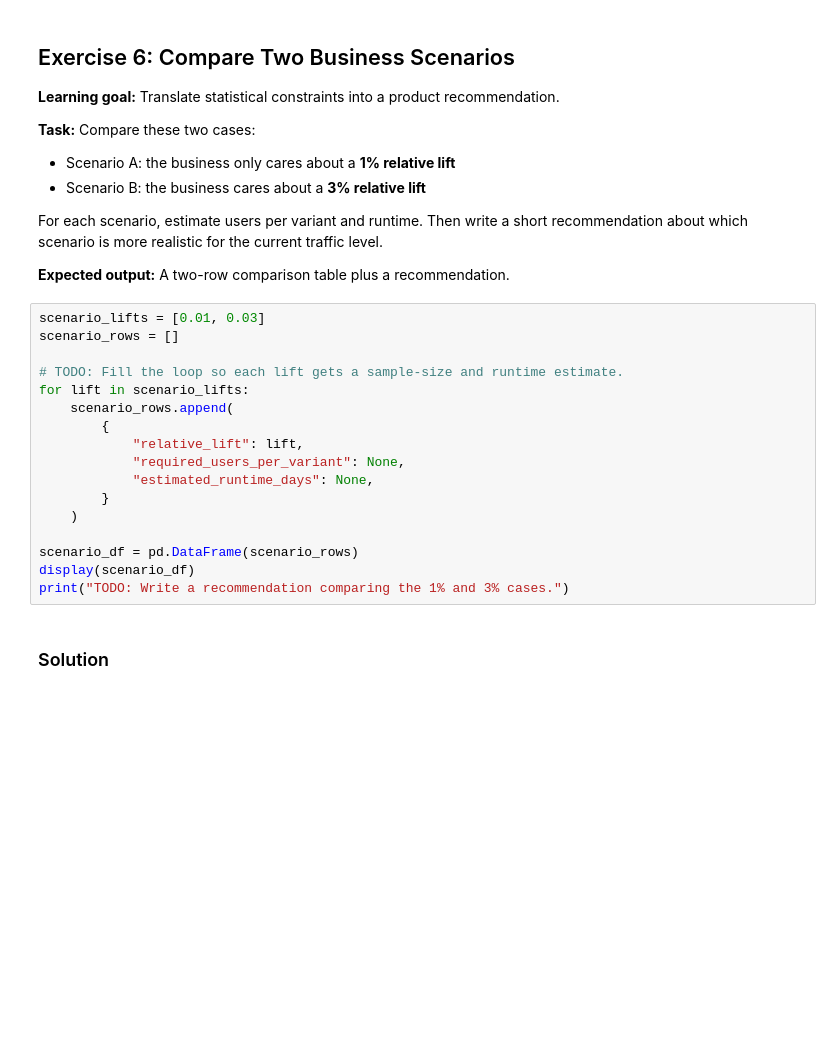
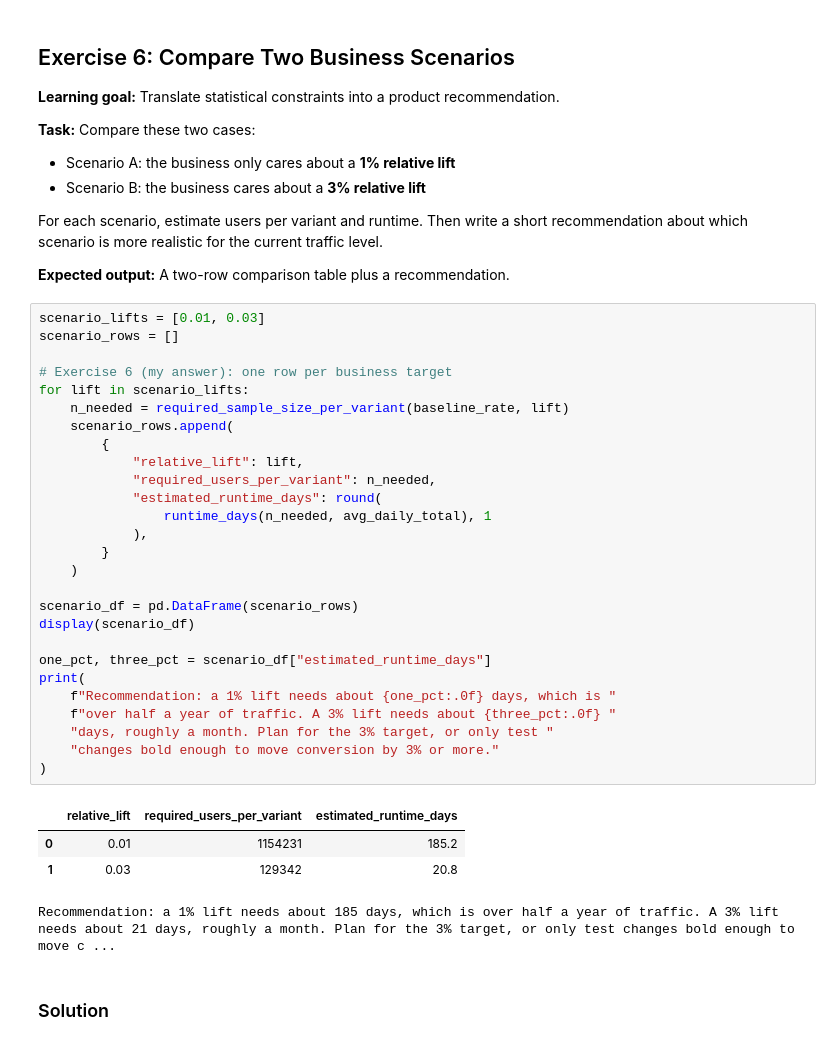
Before and after one commit to crsbln/ds-ab-testing, a Jupyter notebook: 03_AB_testing_practice.ipynb, the cells around one changed output. Cells and saved outputs as stored; diff of their text form; blank space fills up the shorter version.

```diff
--- a/03_AB_testing_practice.ipynb
+++ b/03_AB_testing_practice.ipynb
@@ -337,20 +482,35 @@ For each scenario, estimate users per variant and runtime. Then write a short re
 # %%
 scenario_lifts = [0.01, 0.03]
 scenario_rows = []
 
-# TODO: Fill the loop so each lift gets a sample-size and runtime estimate.
+# Exercise 6 (my answer): one row per business target
 for lift in scenario_lifts:
+    n_needed = required_sample_size_per_variant(baseline_rate, lift)
     scenario_rows.append(
         {
             "relative_lift": lift,
-            "required_users_per_variant": None,
-            "estimated_runtime_days": None,
+            "required_users_per_variant": n_needed,
+            "estimated_runtime_days": round(
+                runtime_days(n_needed, avg_daily_total), 1
+            ),
         }
     )
 
 scenario_df = pd.DataFrame(scenario_rows)
 display(scenario_df)
-print("TODO: Write a recommendation comparing the 1% and 3% cases.")
+
+one_pct, three_pct = scenario_df["estimated_runtime_days"]
+print(
+    f"Recommendation: a 1% lift needs about {one_pct:.0f} days, which is "
+    f"over half a year of traffic. A 3% lift needs about {three_pct:.0f} "
+    "days, roughly a month. Plan for the 3% target, or only test "
+    "changes bold enough to move conversion by 3% or more."
+)
+# %% [output]
+|  | relative_lift | required_users_per_variant | estimated_runtime_days |
+| 0 | 0.01 | 1154231 | 185.2 |
+| 1 | 0.03 | 129342 | 20.8 |
+Recommendation: a 1% lift needs about 185 days, which is over half a year of traffic. A 3% lift needs about 21 days, roughly a month. Plan for the 3% target, or only test changes bold enough to move c ...
 # %% [markdown]
 ### Solution
 # %%
```
Also changed, not shown: parts of 14 cells of this notebook, 2 other files.
